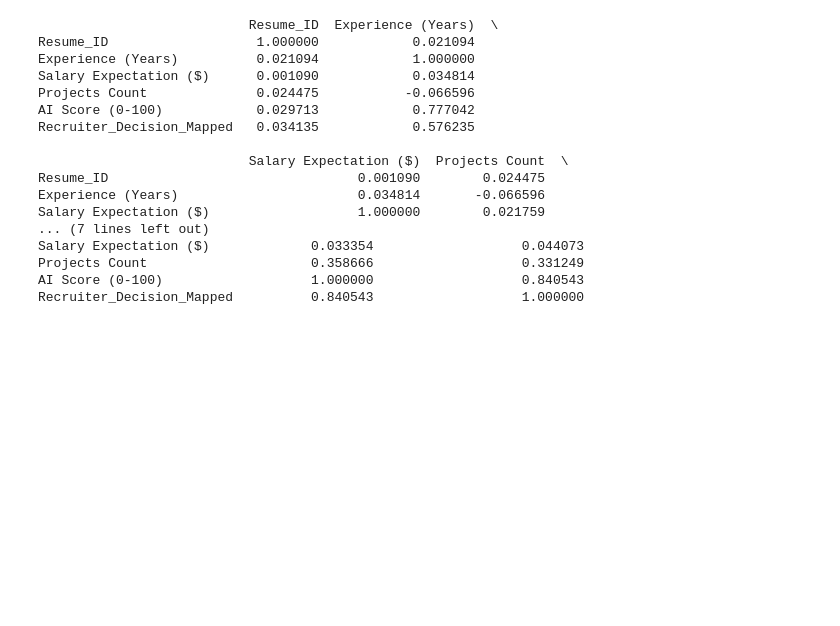
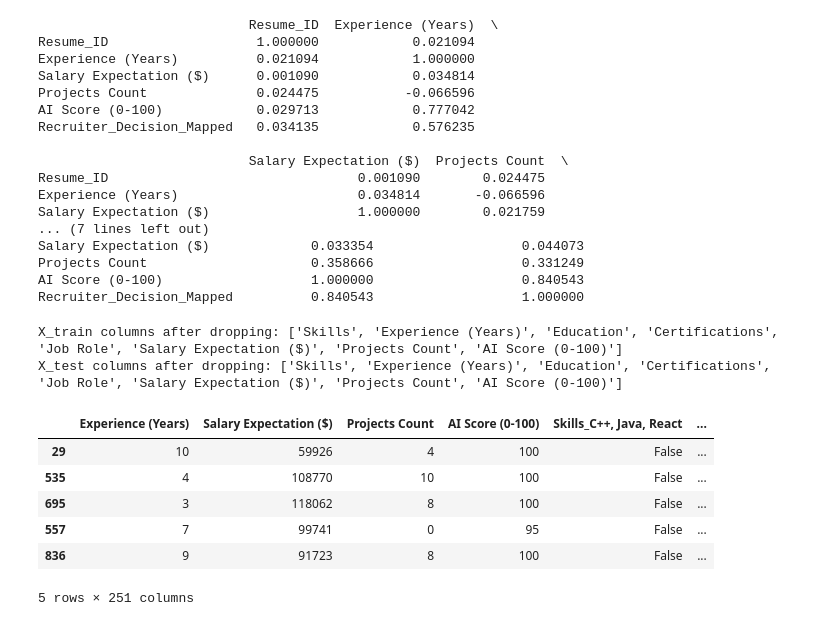
Before and after one commit to Krishna-Dhawangale/Resume-Screening-Machine-Learning-, a Jupyter notebook: Resume_Screening_(Logistic_Regression).ipynb, the cells around one changed output. Saved outputs shown, nothing was run; the diff lists cells and outputs as text; code cells hidden in the pictures; blank space fills up the shorter version.

```diff
--- a/Resume_Screening_(Logistic_Regression).ipynb
+++ b/Resume_Screening_(Logistic_Regression).ipynb
@@ -323,3 +319,6 @@ Salary Expectation ($)             0.033354                   0.044073
 Projects Count                     0.358666                   0.331249
 AI Score (0-100)                   1.000000                   0.840543
 Recruiter_Decision_Mapped          0.840543                   1.000000
+# %%
+from sklearn.model_selection import train_test_split
+X_train, X_test, Y_train, Y_test = train_test_split(X,Y,train_size=0.8,test_size=0.2 ,random_state=42)
@@ -325,0 +334,31 @@ Recruiter_Decision_Mapped          0.840543                   1.000000
+# %%
+columns_to_drop = ['Resume_ID', 'Name', 'Recruiter Decision']
+X_train = X_train.drop(columns=columns_to_drop)
+X_test = X_test.drop(columns=columns_to_drop)
+
+print("X_train columns after dropping:", X_train.columns.tolist())
+print("X_test columns after dropping:", X_test.columns.tolist())
+# %% [output]
+X_train columns after dropping: ['Skills', 'Experience (Years)', 'Education', 'Certifications', 'Job Role', 'Salary Expectation ($)', 'Projects Count', 'AI Score (0-100)']
+X_test columns after dropping: ['Skills', 'Experience (Years)', 'Education', 'Certifications', 'Job Role', 'Salary Expectation ($)', 'Projects Count', 'AI Score (0-100)']
+# %%
+categorical_cols = ['Skills', 'Education', 'Certifications', 'Job Role']
+
+# Concatenate train and test for consistent encoding
+X_combined = pd.concat([X_train, X_test], axis=0)
+X_combined_encoded = pd.get_dummies(X_combined, columns=categorical_cols, drop_first=True)
+
+# Split back into X_train and X_test
+X_train_encoded = X_combined_encoded.iloc[:len(X_train)]
+X_test_encoded = X_combined_encoded.iloc[len(X_train):]
+
+# Display the first few rows of the encoded training data
+display(X_train_encoded.head())
+# %% [output]
+|  | Experience (Years) | Salary Expectation ($) | Projects Count | AI Score (0-100) | Skills_C++, Java, React | ... |
+| 29 | 10 | 59926 | 4 | 100 | False | ... |
+| 535 | 4 | 108770 | 10 | 100 | False | ... |
+| 695 | 3 | 118062 | 8 | 100 | False | ... |
+| 557 | 7 | 99741 | 0 | 95 | False | ... |
+| 836 | 9 | 91723 | 8 | 100 | False | ... |
+5 rows × 251 columns
```
Also changed, not shown: parts of 11 cells of this notebook.
